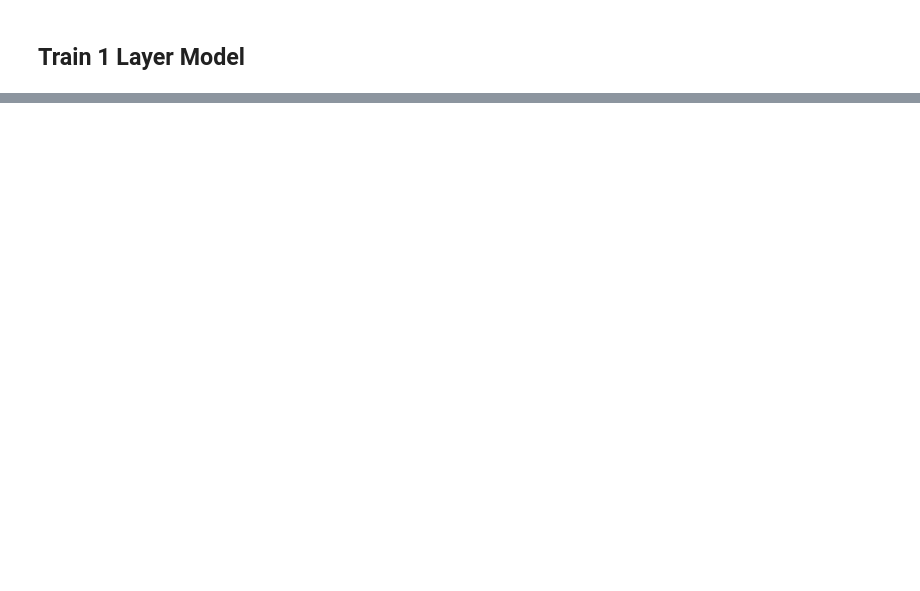
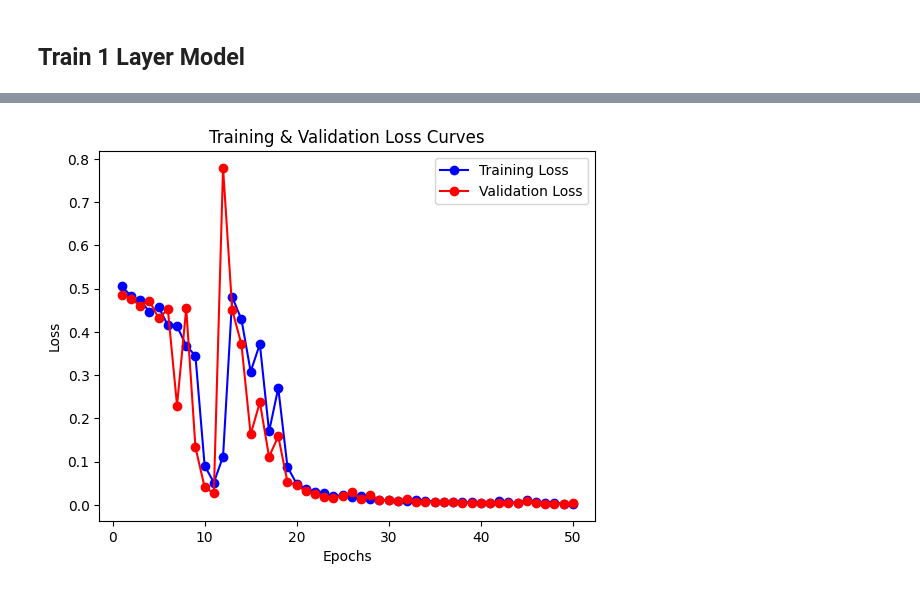
Before and after one commit to rajabatra/SequenceClassifier, a Jupyter notebook: sequenceclassifier.ipynb, the cells around one changed output, grey strips where cells are left out. Cells and saved outputs as stored; diff of their text form; code cells hidden in the pictures; blank space fills up the shorter version.

```diff
--- a/sequenceclassifier.ipynb
+++ b/sequenceclassifier.ipynb
@@ -187,0 +305,10 @@ KeyError: 3362
+# %%
+#Experiment 2 High epochs, average lr and hiddensize
+num_epochs = 50
+lr = 0.01
+hiddensize = 10
+
+
+losses = train_model(num_epochs,lr,trainloader,valloader,hiddensize)
+plot_losses(losses)
+# %% [output]
@@ -187,0 +332 @@ KeyError: 3362
+[figure, added]
```
Also changed, not shown: parts of 46 cells of this notebook.
